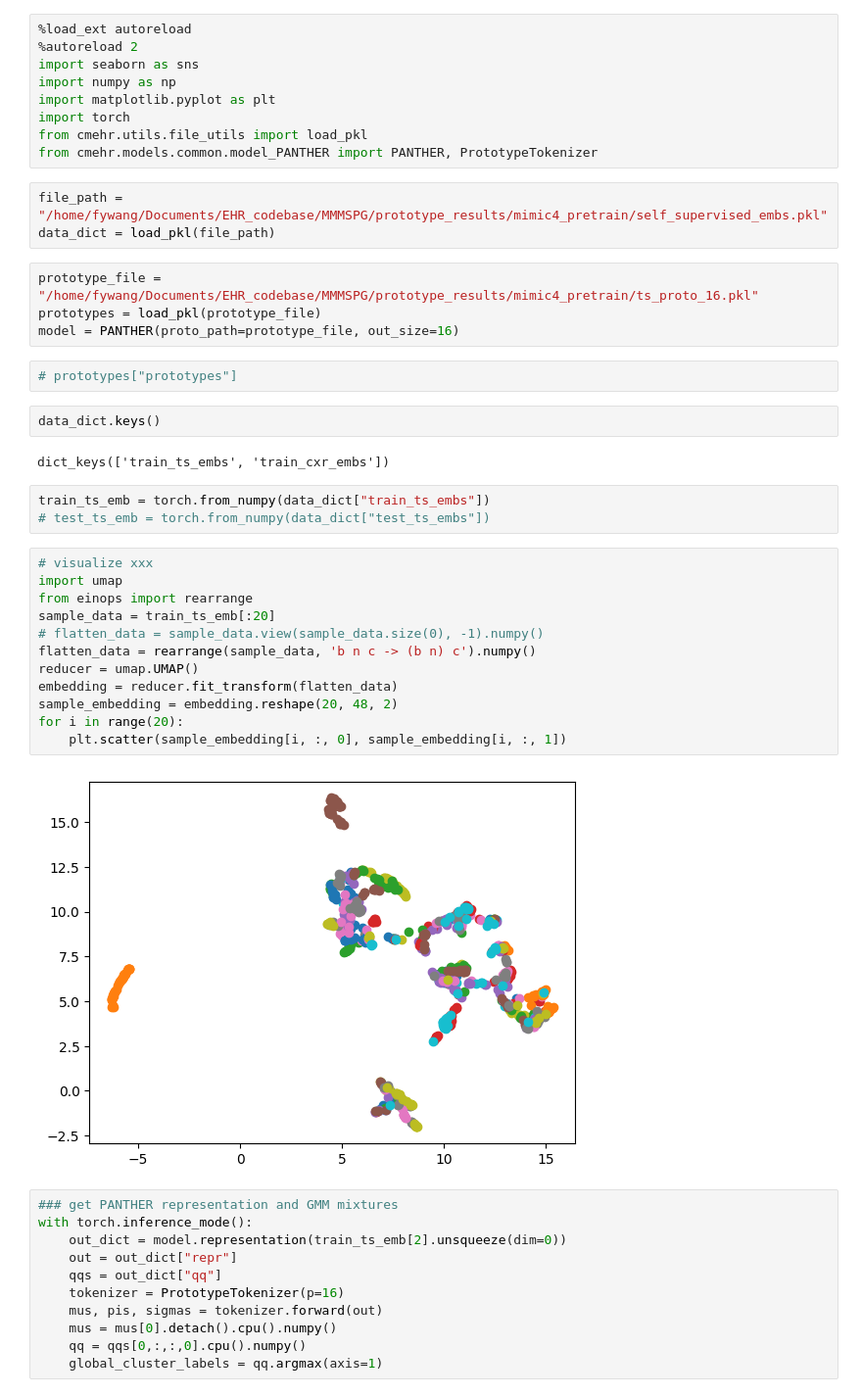
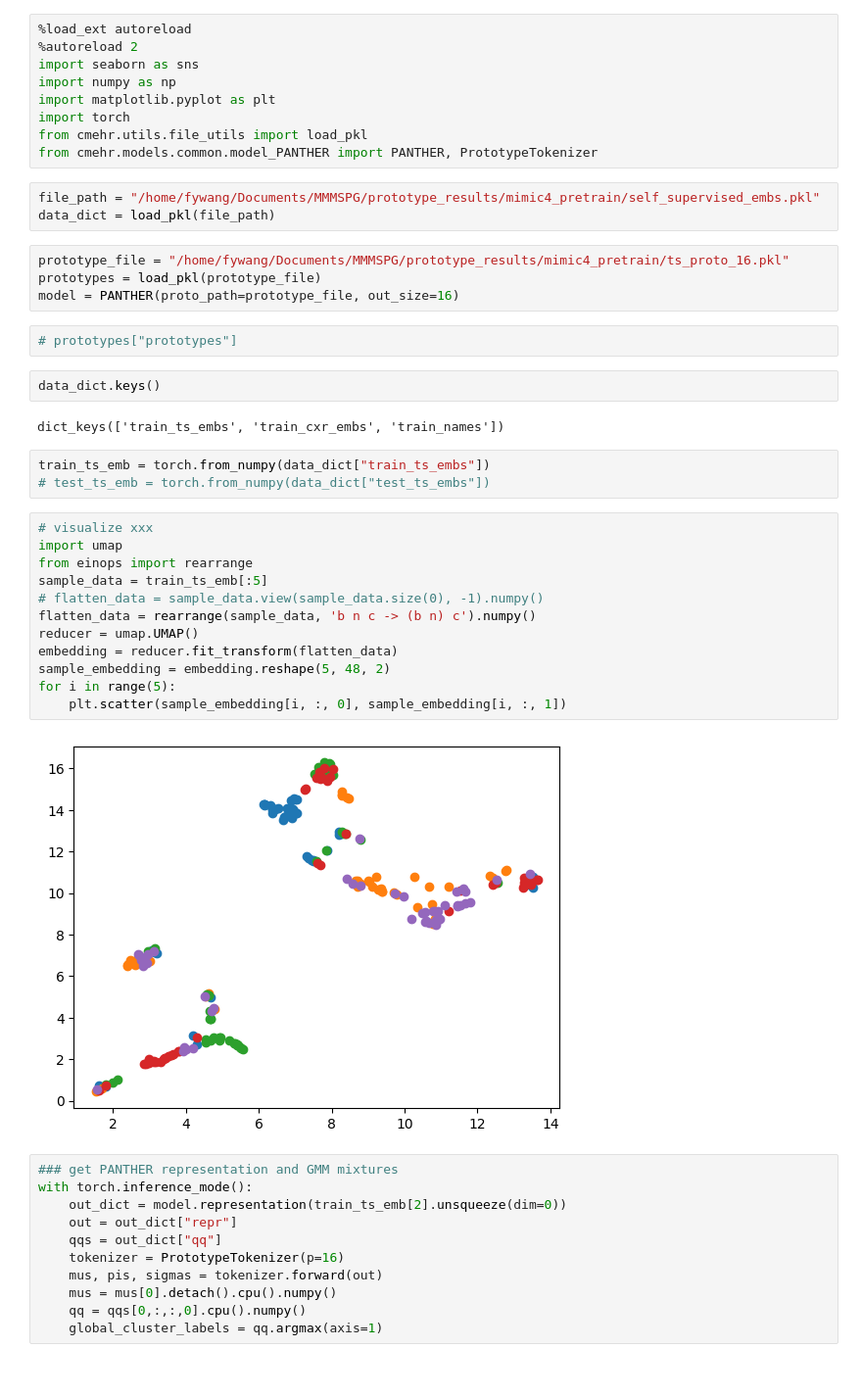
Before and after one commit to HKU-MedAI/CTPD, a Jupyter notebook: notebooks/visualize_prototype.ipynb, the cells around one changed output. Shown at 98% size. Saved outputs shown, nothing was run; the diff lists cells and outputs as text.

```diff
--- a/notebooks/visualize_prototype.ipynb
+++ b/notebooks/visualize_prototype.ipynb
@@ -8,10 +8,10 @@ import torch
 from cmehr.utils.file_utils import load_pkl
 from cmehr.models.common.model_PANTHER import PANTHER, PrototypeTokenizer
 # %%
-file_path = "/home/fywang/Documents/EHR_codebase/MMMSPG/prototype_results/mimic4_pretrain/self_supervised_embs.pkl"
+file_path = "/home/fywang/Documents/MMMSPG/prototype_results/mimic4_pretrain/self_supervised_embs.pkl"
 data_dict = load_pkl(file_path)
 # %%
-prototype_file = "/home/fywang/Documents/EHR_codebase/MMMSPG/prototype_results/mimic4_pretrain/ts_proto_16.pkl"
+prototype_file = "/home/fywang/Documents/MMMSPG/prototype_results/mimic4_pretrain/ts_proto_16.pkl"
 prototypes = load_pkl(prototype_file)
 model = PANTHER(proto_path=prototype_file, out_size=16)
 # %%
@@ -19,24 +19,24 @@ model = PANTHER(proto_path=prototype_file, out_size=16)
 # %%
 data_dict.keys()
 # %% [output]
-dict_keys(['train_ts_embs', 'train_cxr_embs'])
+dict_keys(['train_ts_embs', 'train_cxr_embs', 'train_names'])
 # %%
 train_ts_emb = torch.from_numpy(data_dict["train_ts_embs"])
 # test_ts_emb = torch.from_numpy(data_dict["test_ts_embs"])
 # %%
 # visualize xxx
 import umap
 from einops import rearrange
-sample_data = train_ts_emb[:20]
+sample_data = train_ts_emb[:5]
 # flatten_data = sample_data.view(sample_data.size(0), -1).numpy()
 flatten_data = rearrange(sample_data, 'b n c -> (b n) c').numpy()
 reducer = umap.UMAP()
 embedding = reducer.fit_transform(flatten_data)
-sample_embedding = embedding.reshape(20, 48, 2)
-for i in range(20):
+sample_embedding = embedding.reshape(5, 48, 2)
+for i in range(5):
     plt.scatter(sample_embedding[i, :, 0], sample_embedding[i, :, 1])
 # %% [output]
-[figure, old version]
+[figure, new version]
 # %%
 ### get PANTHER representation and GMM mixtures
 with torch.inference_mode():
```
Also changed, not shown: parts of 3 cells of this notebook, 10 other files.
